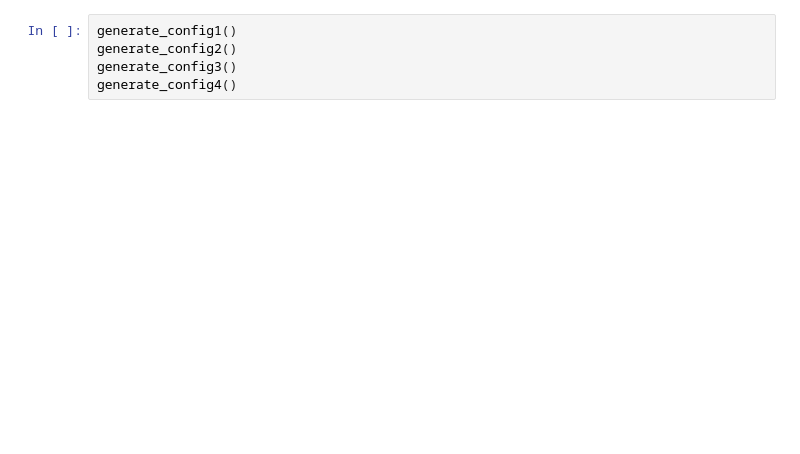
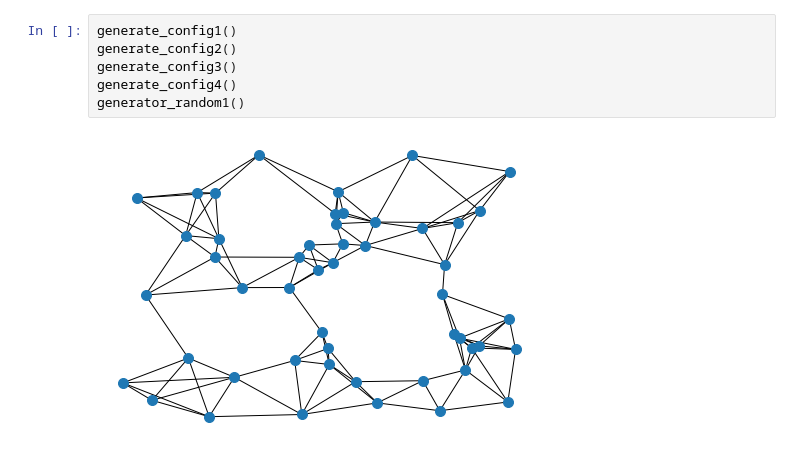
Before and after one commit to uidmice/LoRa-simulation, a Jupyter notebook: Configuration.ipynb, the cells around one changed output. Cells and saved outputs as stored; diff of their text form; blank space fills up the shorter version.

```diff
--- a/Configuration.ipynb
+++ b/Configuration.ipynb
@@ -128,5 +189,8 @@ def generate_config4(name='config4'):
 # %%
 generate_config1()
 generate_config2()
 generate_config3()
 generate_config4()
+generator_random1()
+# %% [output]
+[figure, added]
```
Also changed, not shown: parts of 1 cell of this notebook, 11 other files.
